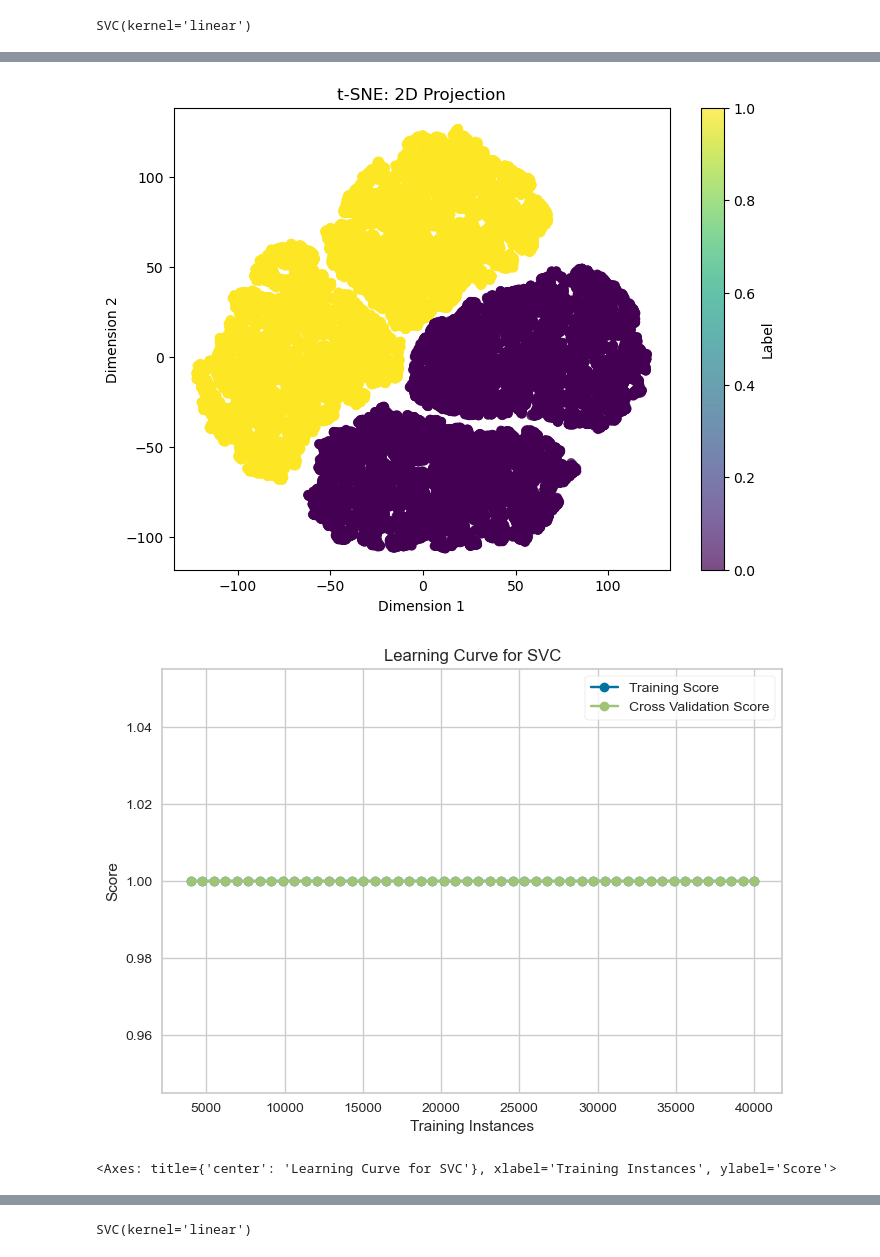
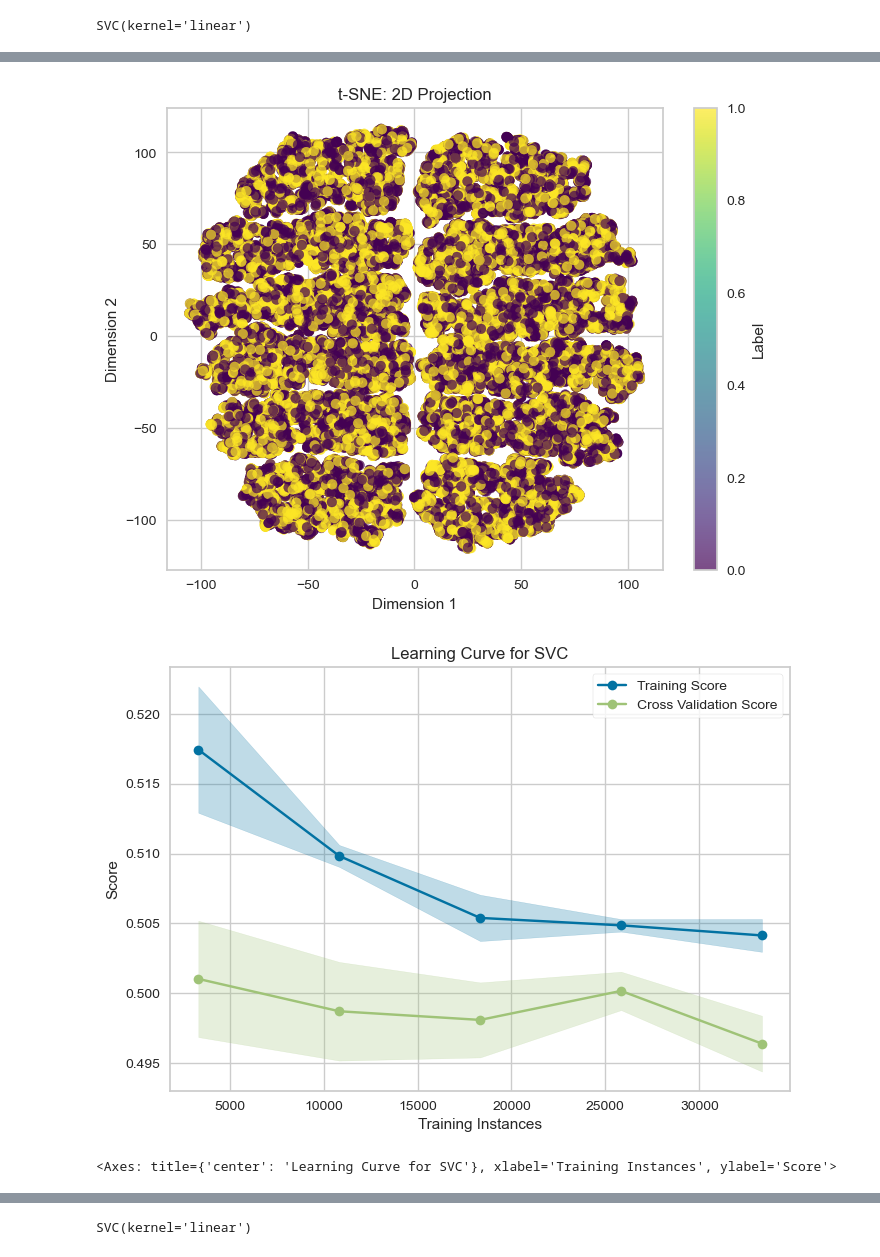
Before and after one commit to jPorterDosch/Twitter-Bot-Detection, a Jupyter notebook: initial_pass.ipynb, the cells around one changed output, grey strips where cells are left out. Cells and saved outputs as stored; diff of their text form; code cells hidden in the pictures.

```diff
--- a/initial_pass.ipynb
+++ b/initial_pass.ipynb
@@ -41,10 +41,9 @@ df.head()
 # %%
 # Get our data X and y before splitting into train and test sets
 # We drop the text columns for now to see if the model even needs them for successful training.
-X = df.drop('Bot Label', axis=1)
 y = df['Bot Label']
 
-X = df[["Retweet Count", "Mention Count", "Follower Count", "Verified", "Bot Label", "Location", "Created At"]]
+X = df[["Retweet Count", "Mention Count", "Follower Count", "Verified", "Location", "Created At"]]
 
 print(X.head())
 X_train, X_test, y_train, y_test = train_test_split(X, y, test_size=0.2, random_state=RANDOM_STATE)
@@ -119,19 +116,17 @@ plt.ylabel("Dimension 2")
 plt.colorbar(label='Label')
 plt.show()
 # %% [output]
-[figure, old version]
+[figure, new version]
 # %%
 # https://www.scikit-yb.org/en/latest/api/model_selection/learning_curve.html
 from yellowbrick.model_selection import LearningCurve
 
 classifier = svm.SVC(kernel='linear')
 # Uses cross validation to show model learning curve
-visualizer = LearningCurve(classifier, cv=5, scoring='accuracy', train_sizes=np.linspace(0.1, 1.0, 50))
+visualizer = LearningCurve(classifier, cv=3, scoring='accuracy', train_sizes=np.linspace(0.1, 1.0, 5))
 visualizer.fit(X, y)
 visualizer.show()
-
-# The data is just that well separated, we will need to validate on real-world data now.
 # %% [output]
-[figure, old version]
+[figure, new version]
 <Axes: title={'center': 'Learning Curve for SVC'}, xlabel='Training Instances', ylabel='Score'>
 # %%
```
Also changed, not shown: parts of 5 cells of this notebook, 1 other file.
